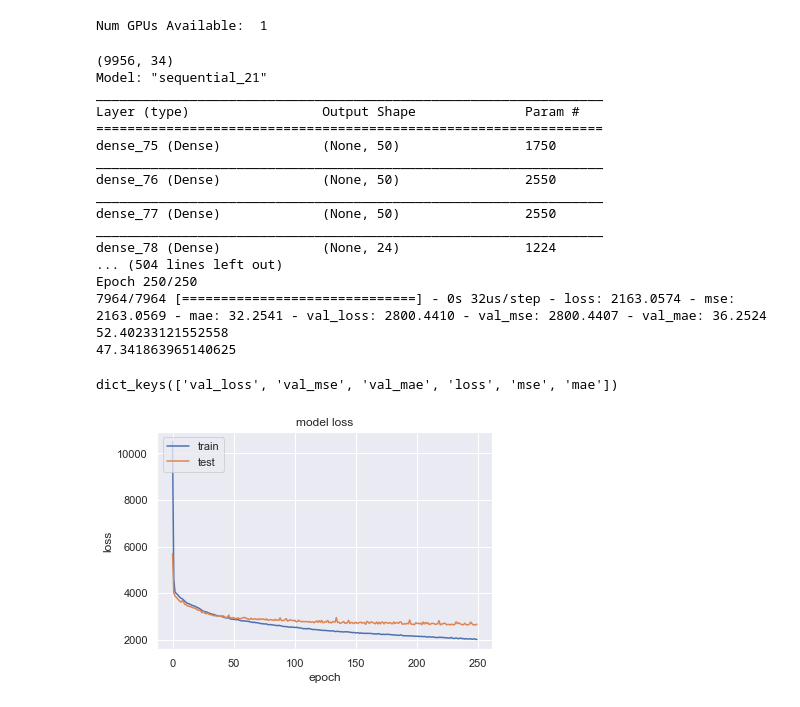
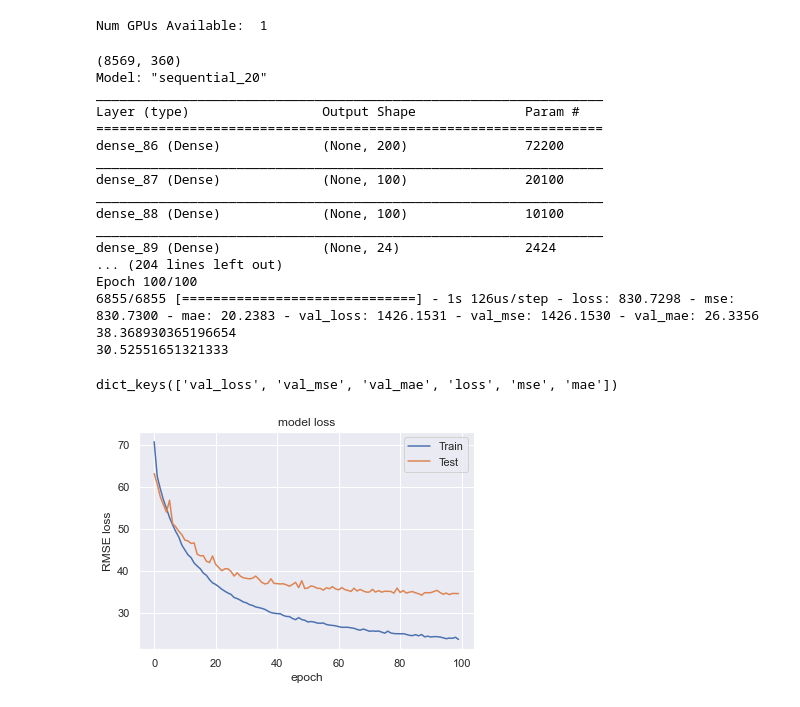
Before and after one commit to gupta-anmol/air-quality-prediction, a Jupyter notebook: script.ipynb, the cells around one changed output. Drawn from its saved outputs; the diff is of its cells as text; code cells hidden in the pictures.

```diff
--- a/script.ipynb
+++ b/script.ipynb
@@ -33,7 +33,7 @@ class dataset:
             self.metro_data = met
             self.aqi_data = aqi
             self.split_aqi = split_aqi
-    def mergedData(self,station,rlist=['PM2.5','PM10','NO','NO2','NOx','NH3','CO','SO2','O3'],roll=48,shift=48):
+    def mergedData(self,station,rlist=['PM2.5','PM10','NO','NO2','NOx','NH3','CO','SO2','O3'],roll=48,shift=168):
         df_aqi = self.getdf(station)
         df = pd.merge(df_aqi, self.metro_data, how='inner', on=['Date', 'Time'])
         print("Merged Dataset Size",len(df))
@@ -77,7 +77,8 @@ class dataset:
         for i in rlist:
             df[i+"_pred1"] = df[i].shift(-24)
             df[i+"_pred2"] = df[i].shift(-48)
-        for i in rlist:
+        newlist = rlist + ['Temperature','Relative Humidity','windX','windY','Year','MonthX','MonthY','hourX','hourY','isWeekend']
+        for i in newlist:
             for j in range(24):
                 df[i+"_t-"+str(j)] = df[i].shift(j)
                 df[i+"_t+"+str(j)] = df[i].shift(-j-shift)
@@ -245,9 +366,17 @@ Num GPUs Available:  1
 # %%
 from keras.models import Sequential
 from keras.layers import Dense
+from sklearn.model_selection import train_test_split
+from sklearn.metrics import mean_squared_error
+from sklearn.preprocessing import StandardScaler
+import tensorflow as tf
 features = ['Temperature','Relative Humidity','windX','windY','Year','MonthX','MonthY','hourX','hourY','isWeekend']
-for j in range(24):
-    features.append('PM2.5_t-'+str(j))
+features = []
+rlist=['PM2.5','PM10','NO','NO2','CO']
+newlist = rlist + ['Temperature','Relative Humidity','windX','windY','Year','MonthX','MonthY','hourX','hourY','isWeekend']
+for i in newlist:
+    for j in range(24):
+        features.append(i+'_t-'+str(j))
 predVector = []
 for j in range(24):
     predVector.append('PM2.5_t+'+str(j))
@@ -259,49 +388,49 @@ scaler.fit(Xtrain)
 print(Xtrain.shape)
 with tf.device('/CPU:0'):
     model = Sequential()
-    model.add(Dense(50, input_dim=34, kernel_initializer='normal', activation='relu'))
-    model.add(Dense(50, activation='relu'))
-    model.add(Dense(50, activation='relu'))
+    model.add(Dense(200, input_dim=360, kernel_initializer='normal', activation='sigmoid'))
+    model.add(Dense(100, activation='relu'))
+    model.add(Dense(100, activation='relu'))
     model.add(Dense(24, activation='linear'))
     model.summary()
     #Fit
     model.compile(loss='mse', optimizer='adam', metrics=['mse','mae'])
-    history = model.fit(scaler.transform(Xtrain), ytrain, epochs=250, batch_size=50,  verbose=1, validation_split=0.2)
+    history = model.fit(scaler.transform(Xtrain), ytrain, epochs=100, batch_size=50,  verbose=1, validation_split=0.2)
     #Print Accuracy
     testPred = model.predict(scaler.transform(Xtest))
     trainPred = model.predict(scaler.transform(Xtrain))
     print(mean_squared_error(testPred, ytest,squared=False))
     print(mean_squared_error(trainPred, ytrain,squared=False))
 # %% [output]
-(9956, 34)
-Model: "sequential_21"
+(8569, 360)
+Model: "sequential_20"
 _________________________________________________________________
 Layer (type)                 Output Shape              Param #
 =================================================================
-dense_75 (Dense)             (None, 50)                1750
+dense_86 (Dense)             (None, 200)               72200
 _________________________________________________________________
-dense_76 (Dense)             (None, 50)                2550
+dense_87 (Dense)             (None, 100)               20100
 _________________________________________________________________
-dense_77 (Dense)             (None, 50)                2550
+dense_88 (Dense)             (None, 100)               10100
 _________________________________________________________________
-dense_78 (Dense)             (None, 24)                1224
-... (504 lines left out)
-Epoch 250/250
-7964/7964 [==============================] - 0s 32us/step - loss: 2163.0574 - mse: 2163.0569 - mae: 32.2541 - val_loss: 2800.4410 - val_mse: 2800.4407 - val_mae: 36.2524
-52.40233121552558
-47.341863965140625
+dense_89 (Dense)             (None, 24)                2424
+... (204 lines left out)
+Epoch 100/100
+6855/6855 [==============================] - 1s 126us/step - loss: 830.7298 - mse: 830.7300 - mae: 20.2383 - val_loss: 1426.1531 - val_mse: 1426.1530 - val_mae: 26.3356
+38.368930365196654
+30.52551651321333
 # %%
 import matplotlib.pyplot as plt
 # list all data in history
 print(history.history.keys())
 # summarize history for loss
-plt.plot(history.history['loss'])
-plt.plot(history.history['val_loss'])
+plt.plot(np.sqrt(history.history['loss']))
+plt.plot(np.sqrt(history.history['val_loss']))
 plt.title('model loss')
-plt.ylabel('loss')
+plt.ylabel('RMSE loss')
 plt.xlabel('epoch')
-plt.legend(['train', 'test'], loc='upper left')
+plt.legend(['Train', 'Test'], loc='upper right')
 plt.show()
 # %% [output]
 dict_keys(['val_loss', 'val_mse', 'val_mae', 'loss', 'mse', 'mae'])
-[figure, old version]
+[figure, new version]
```
Also changed, not shown: parts of 5 cells of this notebook.
